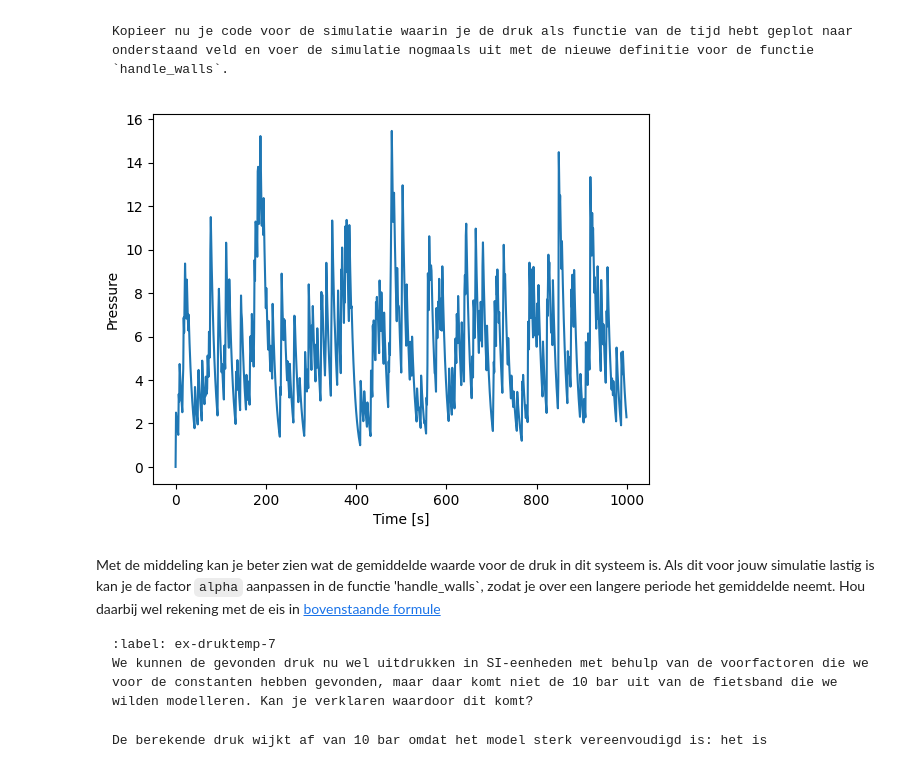
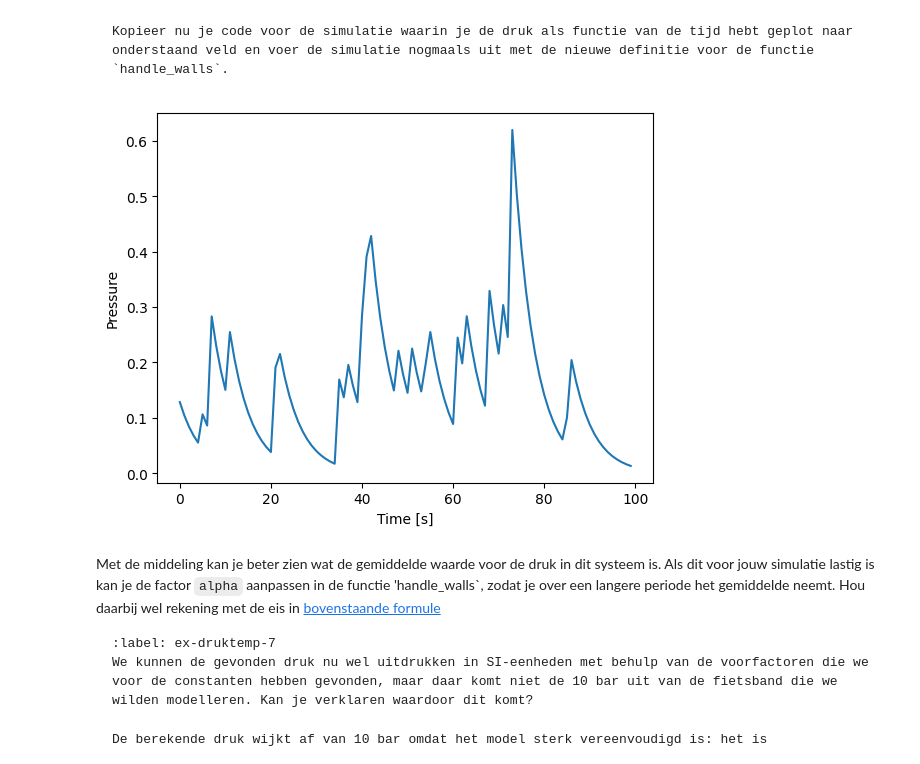
Before and after one commit to thijnholswilder/T_Holswilder, a Jupyter notebook: Content/PySim/5_druktemp.ipynb, the cells around one changed output. Saved outputs shown, nothing was run; the diff lists cells and outputs as text; code cells hidden in the pictures.

````diff
--- a/Content/PySim/5_druktemp.ipynb
+++ b/Content/PySim/5_druktemp.ipynb
@@ -221,15 +223,15 @@ Gebruik deze functie om een simulatie te maken waarin je de temperatuur als func
 # ruimte voor uitwerking
 
 particles = []
-temperatures = np.zeros(100, dtype=float)
+temperatures = []
 
-times = np.arange(1, 101) * DT   # tijd in seconden
+times = np.linspace(1, 100, 100)   # tijd in seconden
 
 create_particles(particles)
 for i in range(100):
     take_time_step(particles)
     # vastleggen van temperatuur per tijdstap (in Kelvin)
-    temperatures[i] = temperature(particles)
+    temperatures.append(temperature(particles))
 
 plt.figure()
 plt.xlabel('Time [s]')
@@ -319,16 +321,14 @@ De druk is niet mooi vlak omdat deze wordt bepaald door een eindig en willekeuri
 particles = []
 create_particles(particles)
 
-num_steps = 1000
 pressures = []
-times = np.arange(num_steps)
 
-for i in range(num_steps):
+for i in range(100):
     take_time_step(particles)
     pressures.append(pressure)
 
 plt.figure()
-plt.plot(times, pressures, marker='o')
+plt.plot(pressures)
 plt.xlabel("Time [s]")
 plt.ylabel("Pressure [Pa]")
 plt.show()
@@ -336,0 +337,16 @@ plt.show()
+# %%
+#400 deeltjes
+particles = []
+create_particles(particles)
+
+pressures = []
+
+for i in range(400):
+    take_time_step(particles)
+    pressures.append(pressure)
+
+plt.figure()
+plt.plot(pressures)
+plt.xlabel("Time [s]")
+plt.ylabel("Pressure [Pa]")
+plt.show()
@@ -383,24 +401,19 @@ def handle_walls(particles):
 Kopieer nu je code voor de simulatie waarin je de druk als functie van de tijd hebt geplot naar onderstaand veld en voer de simulatie nogmaals uit met de nieuwe definitie voor de functie `handle_walls`.
 ```
 # %%
-particles = []
-create_particles(particles)
-
-num_steps = 1000
-pressures = []
-times = np.arange(num_steps)
-
-for i in range(num_steps):
+pressuress = []
+for i in range(100):
     take_time_step(particles)
-    pressures.append(pressure)
+    handle_walls(particles)
+    pressuress.append([pressure])
 
 plt.figure()
 plt.xlabel("Time [s]")
 plt.ylabel("Pressure")
-plt.plot(times, pressures)
+plt.plot(pressuress)
 plt.show()
 # %% [output]
-[figure, old version]
+[figure, new version]
 # %% [markdown]
 Met de middeling kan je beter zien wat de gemiddelde waarde voor de druk in dit systeem is. Als dit voor jouw simulatie lastig is kan je de factor `alpha` aanpassen in de functie 'handle_walls`, zodat je over een langere periode het gemiddelde neemt. Hou daarbij wel rekening met de eis in [bovenstaande formule](int_norm)
 
````
Also changed, not shown: parts of 7 cells of this notebook, 2 other files.
